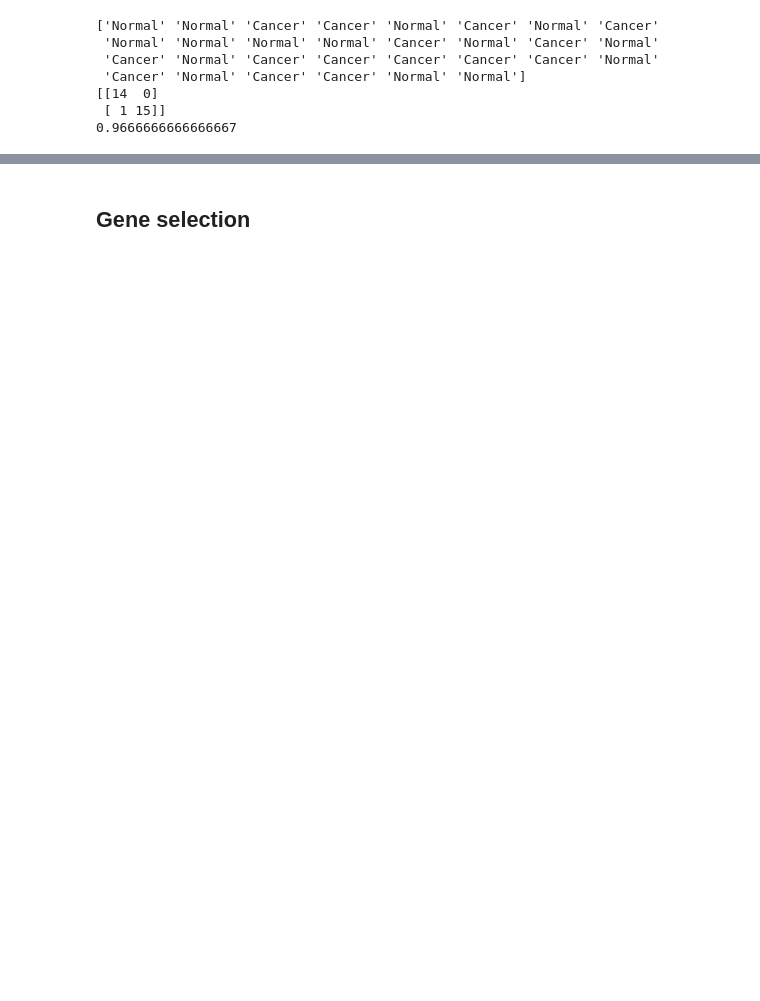
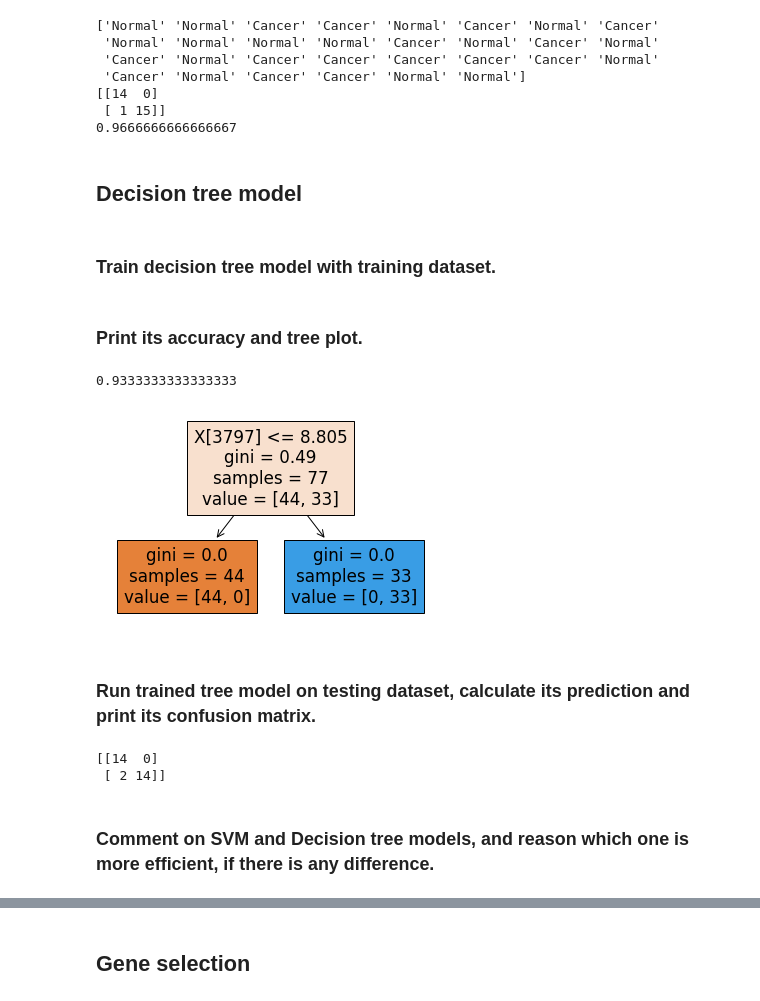
Before and after one commit to mzamayias/uni-work, a Jupyter notebook: lab/assignments/assignment_2/assignment_2.ipynb, the cells around one changed output, grey strips where cells are left out. Cells and saved outputs as stored; diff of their text form; code cells hidden in the pictures; blank space fills up the shorter version.

Commit message:
Decision three model is almost complete, need to work on the comparison of the two models.

```diff
--- a/lab/assignments/assignment_2/assignment_2.ipynb
+++ b/lab/assignments/assignment_2/assignment_2.ipynb
@@ -51,3 +45,6 @@ testing_genes, testing_labels, testing_dataset = preprocess_data(testing_dataset
+# %%
+training_genes, train_labels, train_features = process_data(training_dataset)
+testing_genes, test_labels, test_features = process_data(testing_dataset)
 # %% [markdown]
 # Data analysis
 # %% [markdown]
@@ -57,4 +53,0 @@ testing_genes, testing_labels, testing_dataset = preprocess_data(testing_dataset
-# %%
-train_features = np.array(training_dataset)
-train_labels = np.array(training_labels)
-svm_model = SVC().fit(train_features, train_labels)
@@ -63,3 +57,0 @@ svm_model = SVC().fit(train_features, train_labels)
-# %%
-test_features = np.array(testing_dataset)
-test_labels = np.array(testing_labels)
@@ -91,0 +76,27 @@ print(svm_accuracy)
+# %% [markdown]
+## Decision tree model
+# %% [markdown]
+### Train decision tree model with training dataset.
+# %%
+tree_model = tree.DecisionTreeClassifier().fit(train_features, train_labels)
+decision_tree_accuracy = tree_model.score(test_features, test_labels)
+# %% [markdown]
+### Print its accuracy and tree plot.
+# %%
+print(decision_tree_accuracy)
+decision_tree_plot = tree.plot_tree(tree_model, filled=True)
+# print(decision_tree_plot)
+# %% [output]
+0.9333333333333333
+[figure, added]
+# %% [markdown]
+### Run trained tree model on testing dataset, calculate its prediction and print its confusion matrix.
+# %%
+decision_tree_prediction = tree_model.predict(test_features)
+decision_tree_confusion_matrix = metrics.confusion_matrix(test_labels, decision_tree_prediction)
+print(decision_tree_confusion_matrix)
+# %% [output]
+[[14  0]
+ [ 2 14]]
+# %% [markdown]
+### Comment on SVM and Decision tree models, and reason which one is more efficient, if there is any difference.
```
Also changed, not shown: parts of 27 cells of this notebook.
